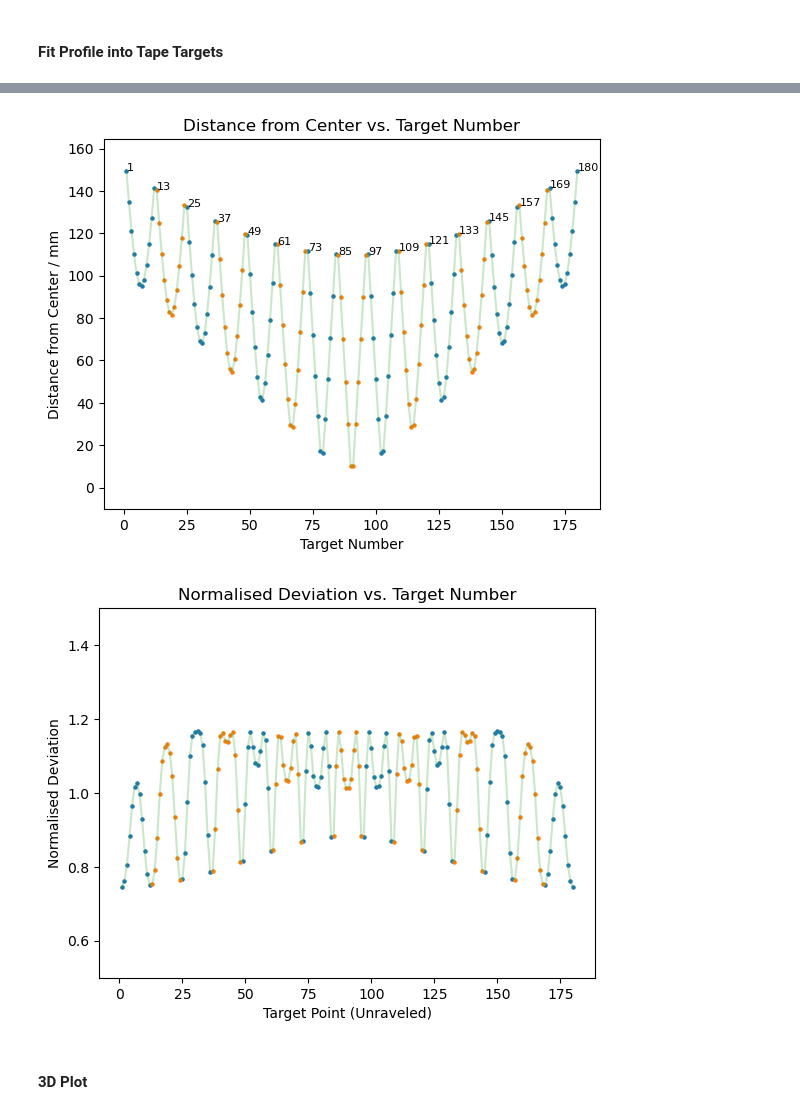
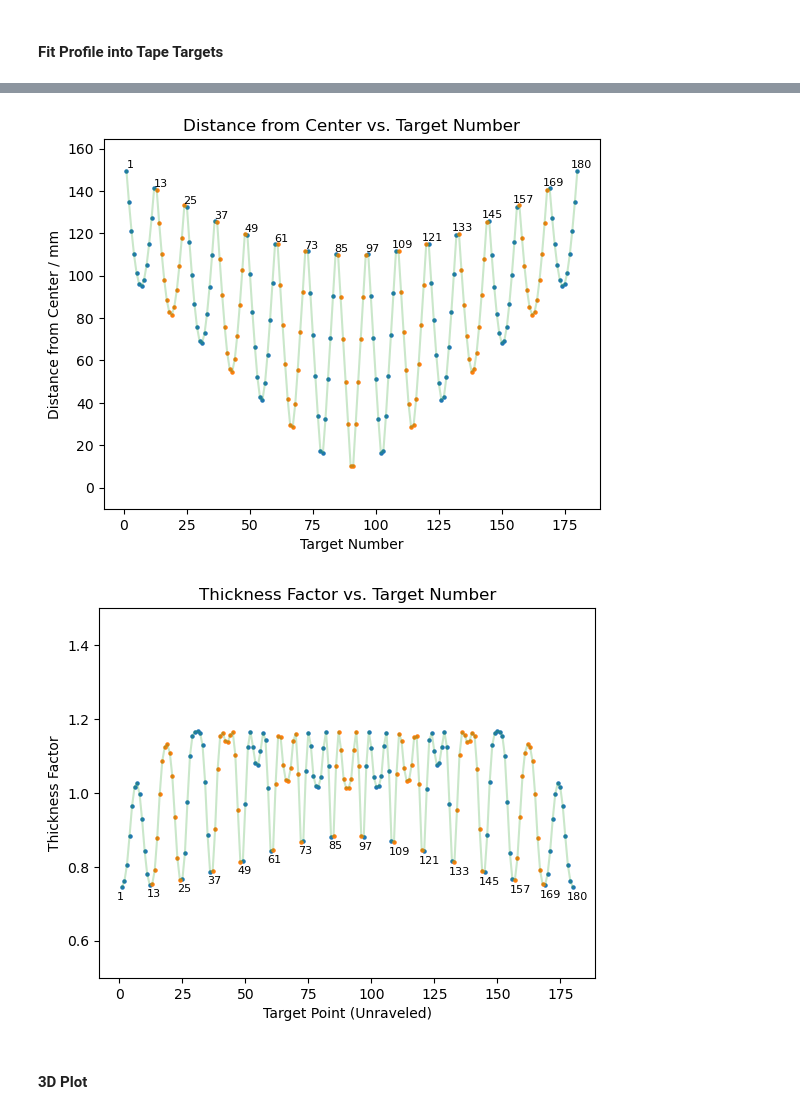
Before and after one commit to ryanlleung/TapeTargetry, a Jupyter notebook: tapeman.ipynb, the cells around one changed output, grey strips where cells are left out. Cells and saved outputs as stored; diff of their text form; code cells hidden in the pictures.

```diff
--- a/tapeman.ipynb
+++ b/tapeman.ipynb
@@ -158,8 +158,8 @@ back_n = n[arg_n == 0]
 
 # Add data labels to points
 for i in range(0, len(n), 12):
-    plt.annotate(str(i+1), (n[i], merged_radii[i]), fontsize=8)
-plt.annotate(str(180), (n[-1], merged_radii[-1]), fontsize=8)
+    plt.annotate(str(i+1), (n[i], merged_radii[i]), fontsize=8, xytext=(n[i]+1.5, merged_radii[i]+0.3), ha='center', va='bottom')
+plt.annotate(str(180), (n[-1], merged_radii[-1]), fontsize=8, xytext=(n[-1]+1.5, merged_radii[-1]+0.3), ha='center', va='bottom')
 
 plt.scatter(front_n, front_radii, s=5)
 plt.scatter(back_n, back_radii, s=5)
@@ -170,28 +170,28 @@ plt.ylim(-10, np.max(merged_radii) + 15)
 plt.title('Distance from Center vs. Target Number')
 plt.show()
 # %% [output]
-[figure, old version]
+[figure, new version]
 # %%
 # Fit profile
 front_deviation = cs(front_radii)
 back_deviation = cs(back_radii)
+target_deviation = cs(merged_radii)
 
 # Add data labels to points
 for i in range(0, len(n), 12):
-    plt.annotate(str(i+1), (n[i], merged_radii[i]), fontsize=8)
-plt.annotate(str(180), (n[-1], merged_radii[-1]), fontsize=8)
+    plt.annotate(str(i+1), (n[i], target_deviation[i]), fontsize=8, xytext=(n[i]-2.2, target_deviation[i]-0.035))
+plt.annotate(str(180), (n[-1], target_deviation[-1]), fontsize=8, xytext=(n[-1]-2.2, target_deviation[-1]-0.035))
 
-target_deviation = cs(merged_radii)
 plt.xlabel('Target Point (Unraveled)')
-plt.ylabel('Normalised Deviation')
+plt.ylabel('Thickness Factor')
 plt.ylim(0.5, 1.5)
 plt.plot(n, target_deviation, c='C2', alpha=0.25)
 plt.scatter(front_n, front_deviation, s=5)
 plt.scatter(back_n, back_deviation, s=5)
-plt.title('Normalised Deviation vs. Target Number')
+plt.title('Thickness Factor vs. Target Number')
 plt.show()
 # %% [output]
-[figure, old version]
+[figure, new version]
 # %%
 # Export data as df in csv
 import pandas as pd
```
Also changed, not shown: parts of 8 cells of this notebook, 1 other file.
